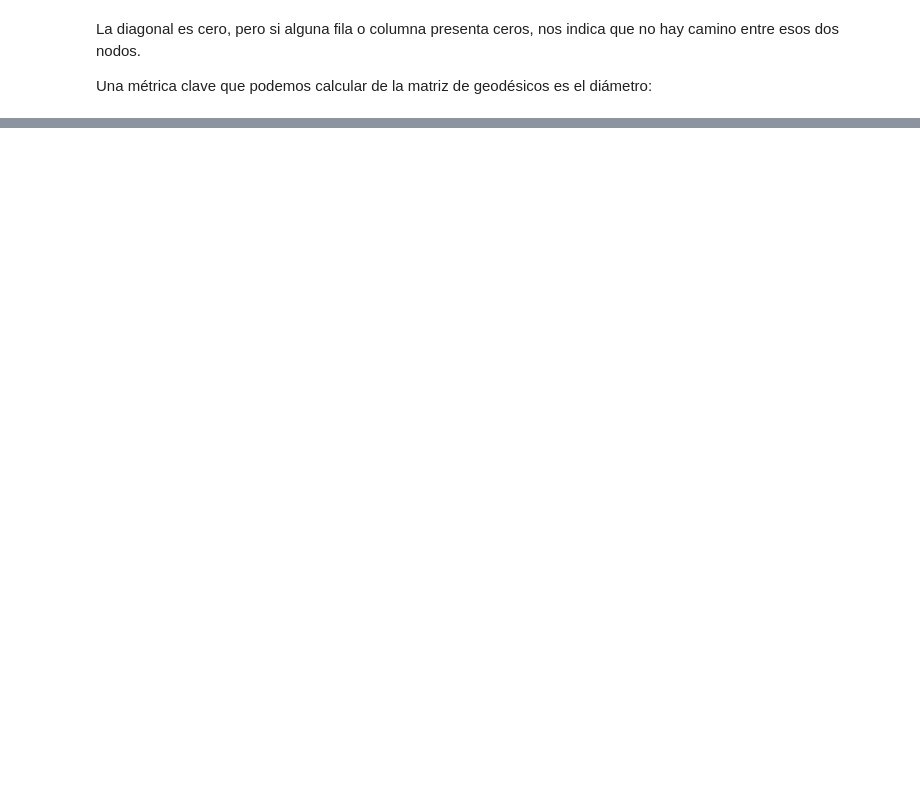
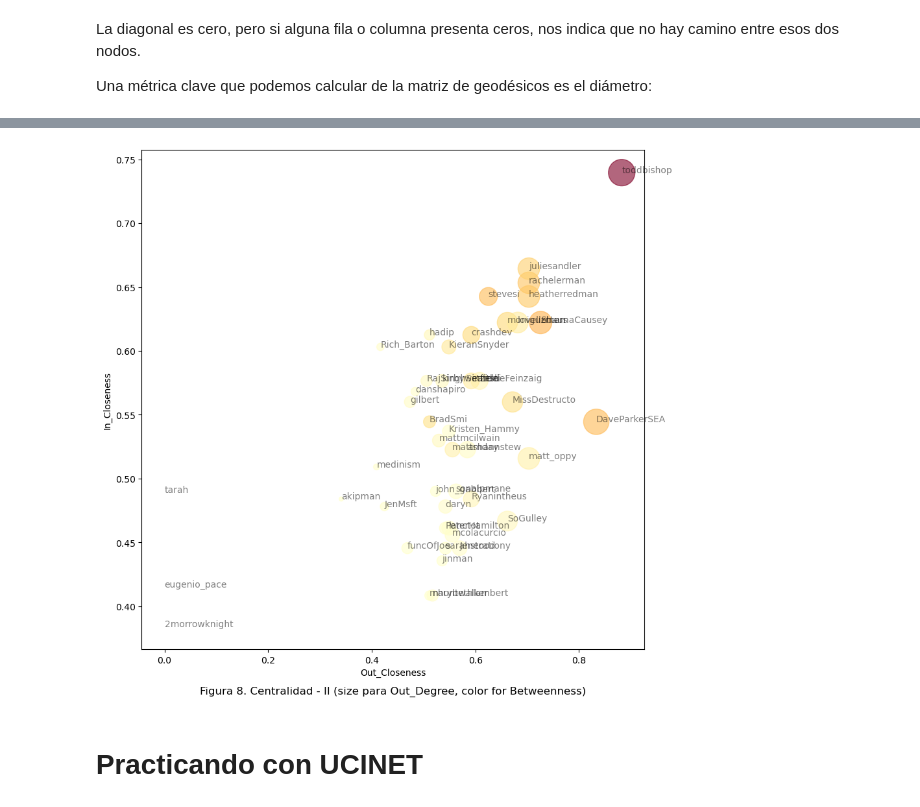
Before and after one commit to MAGALLANESJoseManuel/MGPIT_Pol748_Redes_2, a Jupyter notebook: sesion_2.ipynb, the cells around one changed output, grey strips where cells are left out. Drawn from its saved outputs; the diff is of its cells as text; code cells hidden in the pictures; blank space fills up the shorter version.

```diff
--- a/sesion_2.ipynb
+++ b/sesion_2.ipynb
@@ -205,20 +340,22 @@ plt.show()
 # %%
-import matplotlib.pyplot as plt
-
 fig, ax = plt.subplots(figsize=(10,10))
 
 ax.scatter(actorMeasures.OutCloseness, actorMeasures.InCloseness,s=1000*actorMeasures.OutDegree,
            c=100*actorMeasures.Betweenness,
            cmap=plt.get_cmap('YlOrRd'), alpha=0.6)
 
 valsForAnnotate=zip(actorMeasures.index,actorMeasures.OutCloseness,actorMeasures.InCloseness)
 for name,coordX,coordY in valsForAnnotate:
     ax.annotate(name, (coordX,coordY),alpha=0.5)
 
-plt.title("scatterplot (size for degree of node, color for InDeegree)")
-plt.xlabel("OurCloseness")
-plt.ylabel("InCloseness")
+plt.title("Figura 8. Centralidad - II (size para Out_Degree, color for Betweenness)", y=-0.1)
+plt.xlabel("Out_Closeness")
+plt.ylabel("In_Closeness")
 plt.show()
+# %% [output]
+[figure, added]
+# %% [markdown]
+# Practicando con UCINET
 # %% [markdown]
 ### Pasos previos en UCINET
 
```
Also changed, not shown: parts of 42 cells of this notebook.
